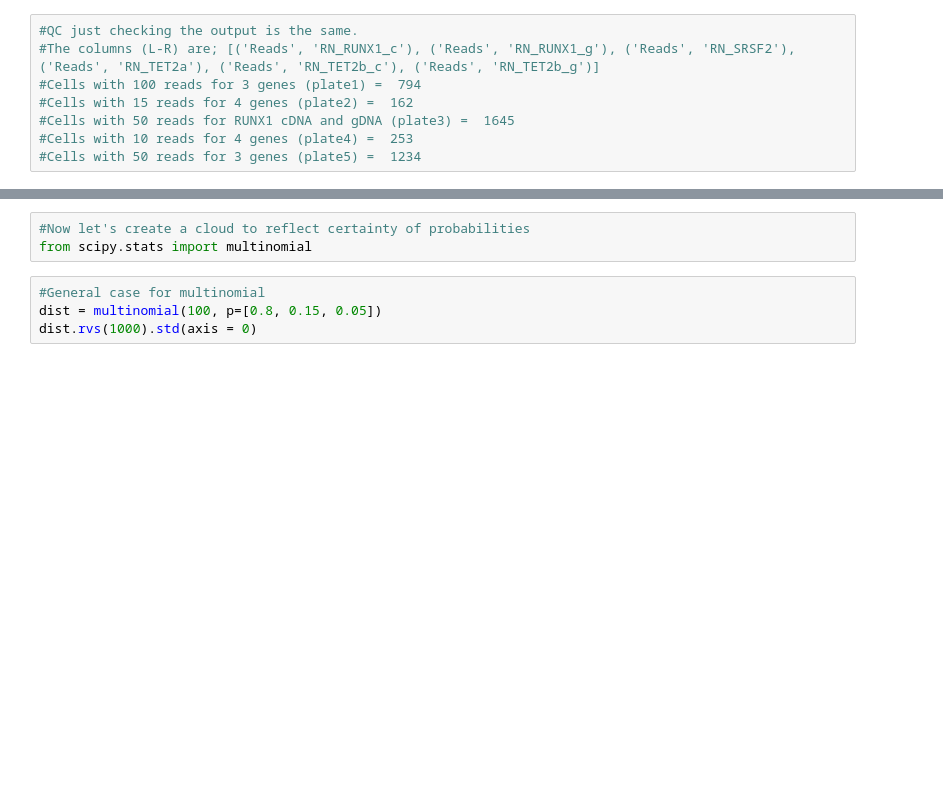
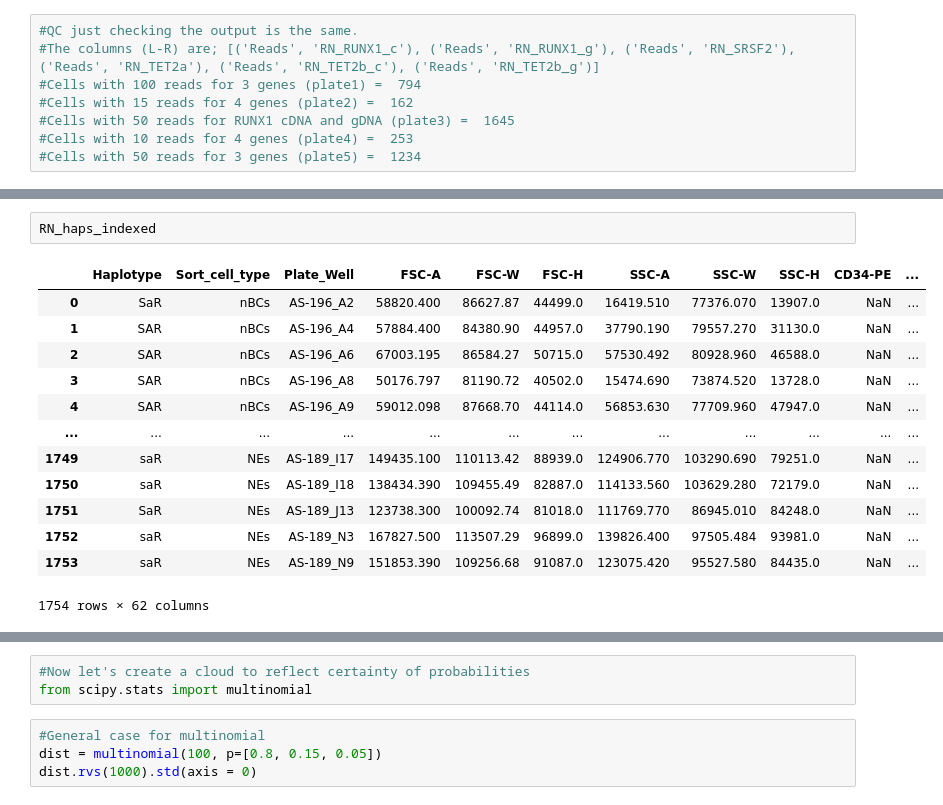
Before and after one commit to AnnatinaSchnegg/AS_amplicons, a Jupyter notebook: Code/Index_Haps-Streamline_combined_index_haps.ipynb, the cells around one changed output, grey strips where cells are left out. Saved outputs shown, nothing was run; the diff lists cells and outputs as text; blank space fills up the shorter version.

```diff
--- a/Code/Index_Haps-Streamline_combined_index_haps.ipynb
+++ b/Code/Index_Haps-Streamline_combined_index_haps.ipynb
@@ -483,3 +415,19 @@ Cells with 20 reads for 3 genes =  1793
+# %%
+RN_haps_indexed
+# %% [output]
+|  | Haplotype | Sort_cell_type | Plate_Well | FSC-A | FSC-W | FSC-H | SSC-A | SSC-W | SSC-H | CD34-PE | ... |
+| 0 | SaR | nBCs | AS-196_A2 | 58820.400 | 86627.87 | 44499.0 | 16419.510 | 77376.070 | 13907.0 | NaN | ... |
+| 1 | SAR | nBCs | AS-196_A4 | 57884.400 | 84380.90 | 44957.0 | 37790.190 | 79557.270 | 31130.0 | NaN | ... |
+| 2 | SAR | nBCs | AS-196_A6 | 67003.195 | 86584.27 | 50715.0 | 57530.492 | 80928.960 | 46588.0 | NaN | ... |
+| 3 | SAR | nBCs | AS-196_A8 | 50176.797 | 81190.72 | 40502.0 | 15474.690 | 73874.520 | 13728.0 | NaN | ... |
+| 4 | SAR | nBCs | AS-196_A9 | 59012.098 | 87668.70 | 44114.0 | 56853.630 | 77709.960 | 47947.0 | NaN | ... |
+| ... | ... | ... | ... | ... | ... | ... | ... | ... | ... | ... | ... |
+| 1749 | saR | NEs | AS-189_I17 | 149435.100 | 110113.42 | 88939.0 | 124906.770 | 103290.690 | 79251.0 | NaN | ... |
+| 1750 | saR | NEs | AS-189_I18 | 138434.390 | 109455.49 | 82887.0 | 114133.560 | 103629.280 | 72179.0 | NaN | ... |
+| 1751 | SaR | NEs | AS-189_J13 | 123738.300 | 100092.74 | 81018.0 | 111769.770 | 86945.010 | 84248.0 | NaN | ... |
+| 1752 | saR | NEs | AS-189_N3 | 167827.500 | 113507.29 | 96899.0 | 139826.400 | 97505.484 | 93981.0 | NaN | ... |
+| 1753 | saR | NEs | AS-189_N9 | 151853.390 | 109256.68 | 91087.0 | 123075.420 | 95527.580 | 84435.0 | NaN | ... |
+1754 rows × 62 columns
 # %%
 #How many WT cells for each type
 k = cell_number.loc[['SAR', 'sAR', 'saR', 'sar']]
```
Also changed, not shown: parts of 9 cells of this notebook, 4 other files.
